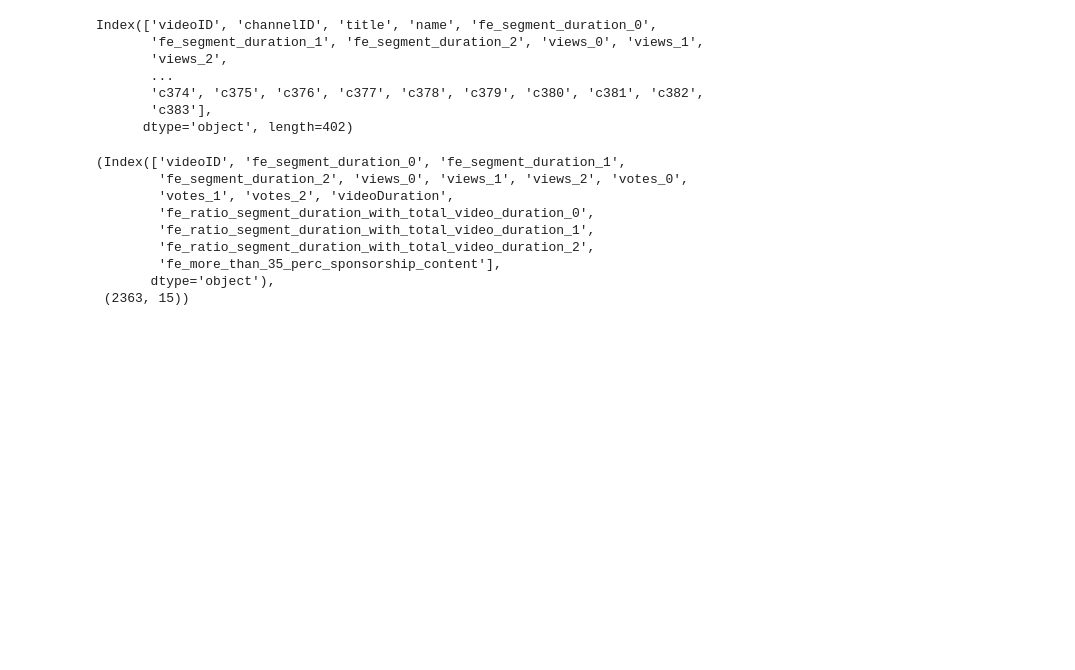
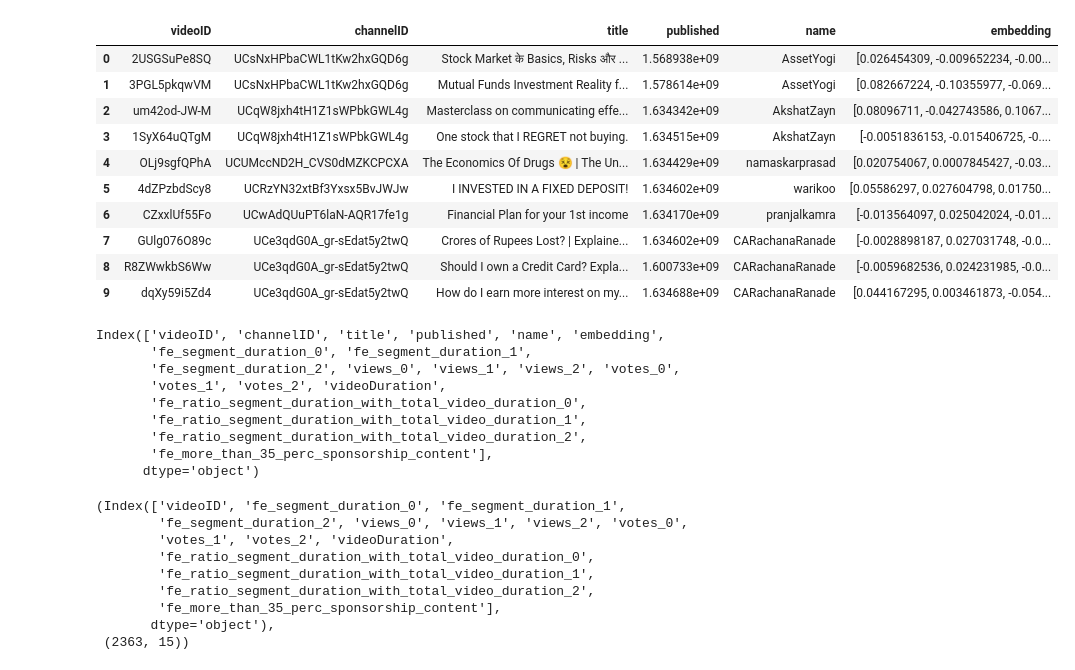
Before and after one commit to hack2skill/Empowering-Investors-Hackathon, a Jupyter notebook: SEBICops/Clusters.ipynb, the cells around one changed output. Drawn from its saved outputs; the diff is of its cells as text; code cells hidden in the pictures; blank space fills up the shorter version.

```diff
--- a/SEBICops/Clusters.ipynb
+++ b/SEBICops/Clusters.ipynb
@@ -12,14 +26,30 @@ data = pd.read_pickle('./df_video_info_with_features.pkl')
+# %%
+embedding_data.head(10)
+# %% [output]
+|  | videoID | channelID | title | published | name | embedding |
+| 0 | 2USGSuPe8SQ | UCsNxHPbaCWL1tKw2hxGQD6g | Stock Market के Basics, Risks और ... | 1.568938e+09 | AssetYogi | [0.026454309, -0.009652234, -0.00... |
+| 1 | 3PGL5pkqwVM | UCsNxHPbaCWL1tKw2hxGQD6g | Mutual Funds Investment Reality f... | 1.578614e+09 | AssetYogi | [0.082667224, -0.10355977, -0.069... |
+| 2 | um42od-JW-M | UCqW8jxh4tH1Z1sWPbkGWL4g | Masterclass on communicating effe... | 1.634342e+09 | AkshatZayn | [0.08096711, -0.042743586, 0.1067... |
+| 3 | 1SyX64uQTgM | UCqW8jxh4tH1Z1sWPbkGWL4g | One stock that I REGRET not buying. | 1.634515e+09 | AkshatZayn | [-0.0051836153, -0.015406725, -0.... |
+| 4 | OLj9sgfQPhA | UCUMccND2H_CVS0dMZKCPCXA | The Economics Of Drugs 😵 | The Un... | 1.634429e+09 | namaskarprasad | [0.020754067, 0.0007845427, -0.03... |
+| 5 | 4dZPzbdScy8 | UCRzYN32xtBf3Yxsx5BvJWJw | I INVESTED IN A FIXED DEPOSIT! | 1.634602e+09 | warikoo | [0.05586297, 0.027604798, 0.01750... |
+| 6 | CZxxlUf55Fo | UCwAdQUuPT6laN-AQR17fe1g | Financial Plan for your 1st income | 1.634170e+09 | pranjalkamra | [-0.013564097, 0.025042024, -0.01... |
+| 7 | GUlg076O89c | UCe3qdG0A_gr-sEdat5y2twQ | Crores of Rupees Lost? | Explaine... | 1.634602e+09 | CARachanaRanade | [-0.0028898187, 0.027031748, -0.0... |
+| 8 | R8ZWwkbS6Ww | UCe3qdG0A_gr-sEdat5y2twQ | Should I own a Credit Card? Expla... | 1.600733e+09 | CARachanaRanade | [-0.0059682536, 0.024231985, -0.0... |
+| 9 | dqXy59i5Zd4 | UCe3qdG0A_gr-sEdat5y2twQ | How do I earn more interest on my... | 1.634688e+09 | CARachanaRanade | [0.044167295, 0.003461873, -0.054... |
 # %%
-# pd.merge(embedding_data,feature_data, on = 'videoID')
+data = pd.merge(embedding_data,feature_data, on = 'videoID')
 data.columns
 # %% [output]
-Index(['videoID', 'channelID', 'title', 'name', 'fe_segment_duration_0',
-       'fe_segment_duration_1', 'fe_segment_duration_2', 'views_0', 'views_1',
-       'views_2',
-       ...
-       'c374', 'c375', 'c376', 'c377', 'c378', 'c379', 'c380', 'c381', 'c382',
-       'c383'],
-      dtype='object', length=402)
+Index(['videoID', 'channelID', 'title', 'published', 'name', 'embedding',
+       'fe_segment_duration_0', 'fe_segment_duration_1',
+       'fe_segment_duration_2', 'views_0', 'views_1', 'views_2', 'votes_0',
+       'votes_1', 'votes_2', 'videoDuration',
+       'fe_ratio_segment_duration_with_total_video_duration_0',
+       'fe_ratio_segment_duration_with_total_video_duration_1',
+       'fe_ratio_segment_duration_with_total_video_duration_2',
+       'fe_more_than_35_perc_sponsorship_content'],
+      dtype='object')
 # %%
 feature_data.columns, feature_data.shape
 # %% [output]
```
Also changed, not shown: parts of 14 cells of this notebook.
